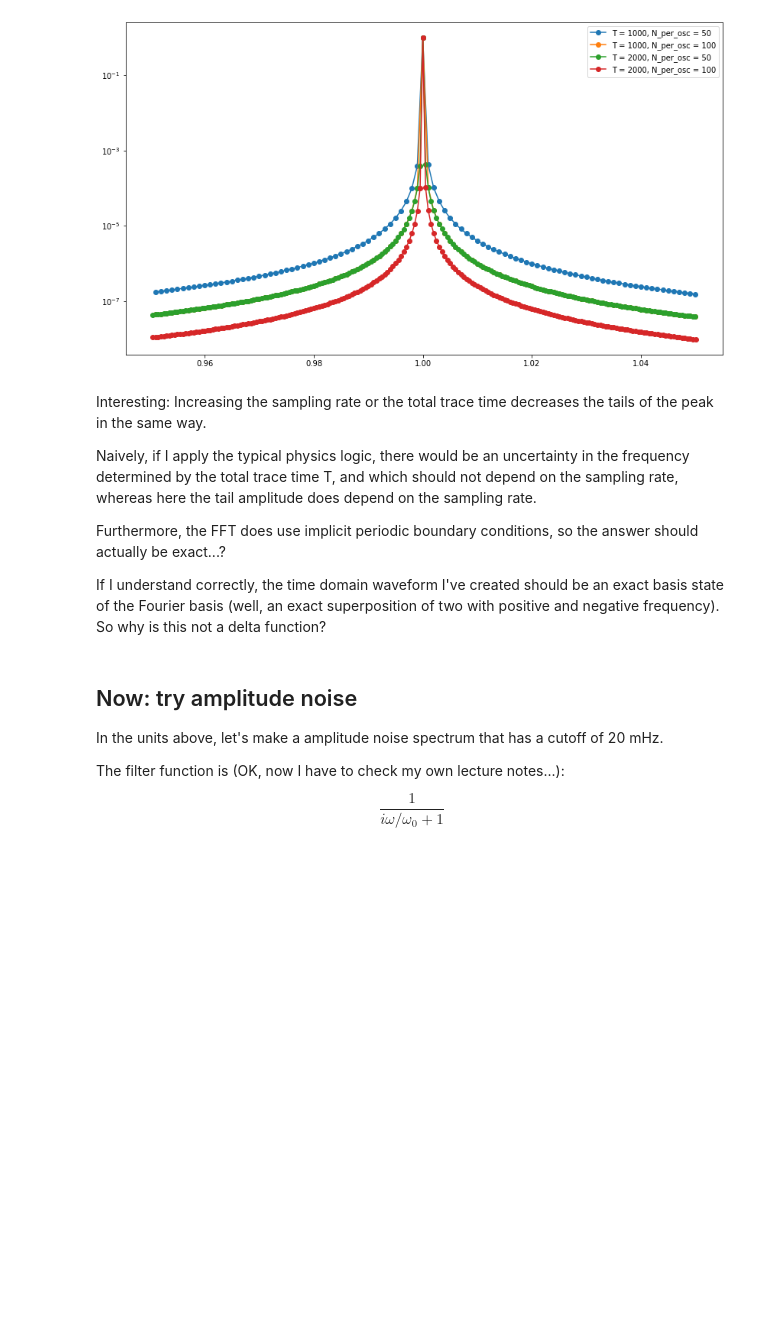
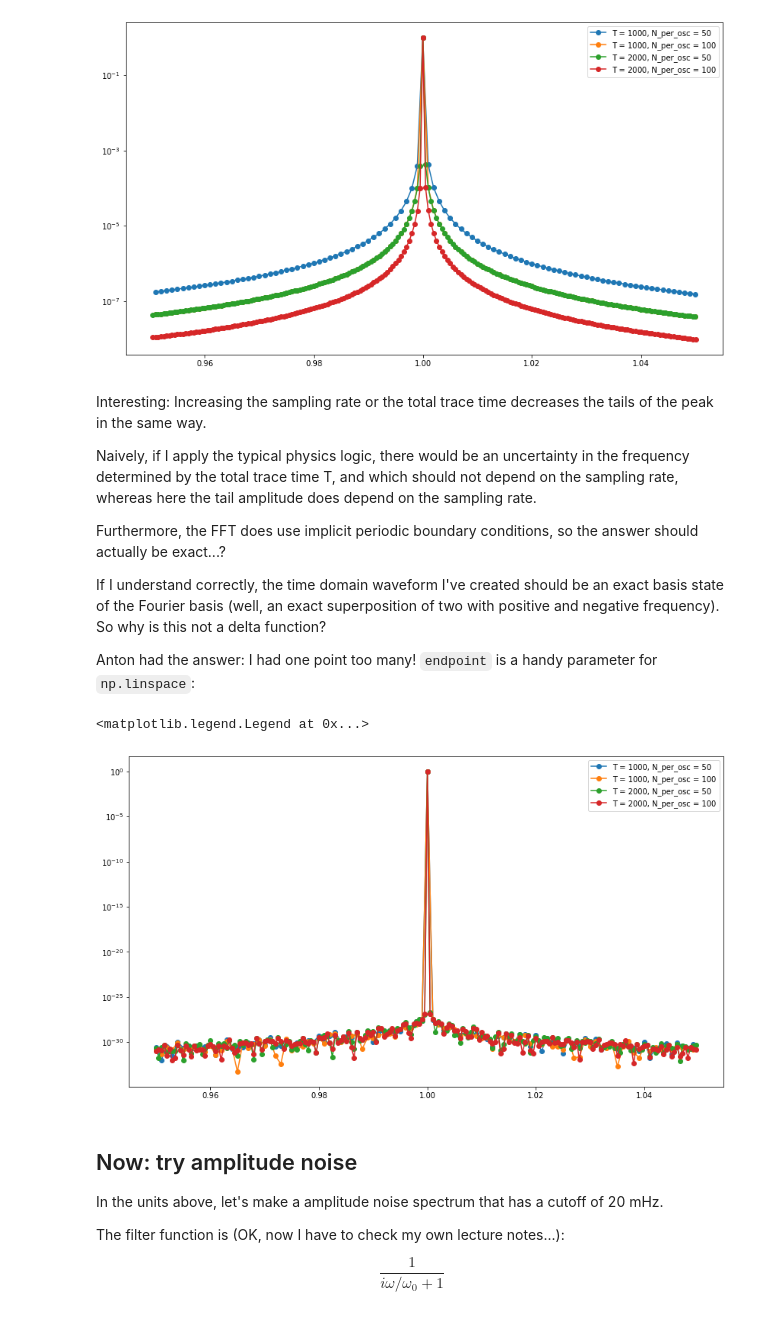
Before and after one commit to gsteele13/gary-misc-notebooks, a Jupyter notebook: Carrier modulation.ipynb, the cells around one changed output. Drawn from its saved outputs; the diff is of its cells as text; code cells hidden in the pictures; blank space fills up the shorter version.

Commit message:
Got a nice fix from Anton!

```diff
--- a/Carrier modulation.ipynb
+++ b/Carrier modulation.ipynb
@@ -93,6 +89,39 @@ Naively, if I apply the typical physics logic, there would be an uncertainty in
 Furthermore, the FFT does use implicit periodic boundary  conditions, so the answer should actually be exact...?
 
 If I understand correctly, the time domain waveform I've created should be an exact basis state of the Fourier basis (well, an exact superposition of two with positive and negative frequency). So why is this not a delta function?
+
+Anton had the answer: I had one point too many! `endpoint` is a handy parameter for `np.linspace`:
+# %%
+def plot_power_spectrum_fixed(T,N_per_osc):
+    N = T * N_per_osc # this will set our nyquist frequency
+    t = np.linspace(0,T,N,endpoint=False)
+    v = np.cos(2*np.pi*t) # 1 secon period
+    vt = np.fft.fft(v)
+
+    # For plotting, let's shift them
+    vts = np.fft.fftshift(vt)
+    fs = np.fft.fftshift(np.fft.fftfreq(len(v), d=t[1]))
+
+    # Calculate power spectrum and normalise it
+    power = np.abs(vts)**2
+    power /= max(power)
+
+    span = 0.1
+    n1 = np.where(fs >= 1-span/2)[0][0]
+    n2 = np.where(fs >= 1+span/2)[0][0]
+
+    plt.plot(fs[n1:n2],power[n1:n2],"o-",label=f"T = {T}, N_per_osc = {N_per_osc}")
+    plt.yscale('log')
+# %%
+plt.subplots(figsize=(14,8))
+plot_power_spectrum_fixed(1000,50)
+plot_power_spectrum_fixed(1000,100)
+plot_power_spectrum_fixed(2000,50)
+plot_power_spectrum_fixed(2000,100)
+plt.legend()
+# %% [output]
+<matplotlib.legend.Legend at 0x...>
+[figure, added]
 # %% [markdown]
 ## Now: try amplitude noise
 
```
Also changed, not shown: parts of 1 cell of this notebook, 1 other file.
